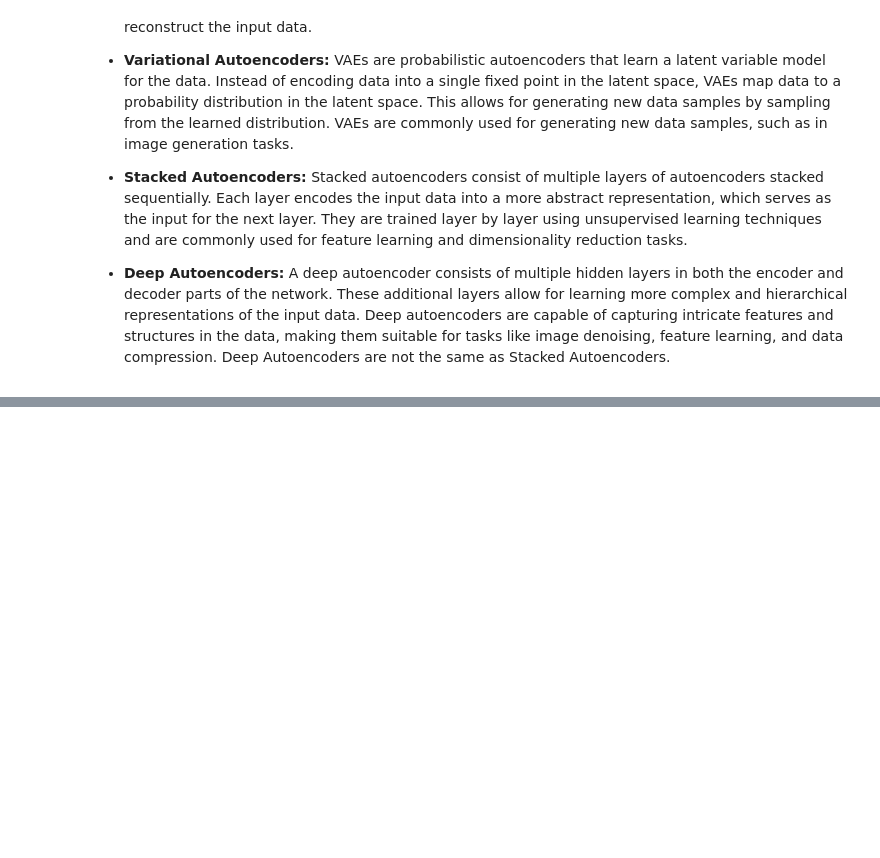
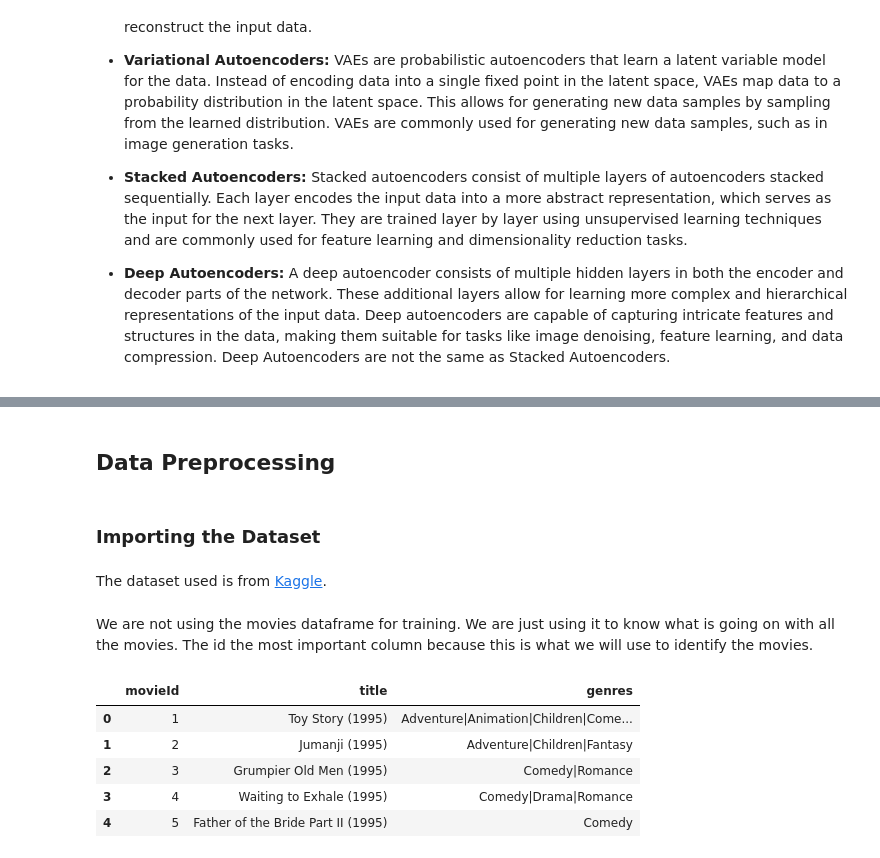
Before and after one commit to fancifulcrow/Neural-Networks-Examples, a Jupyter notebook: auto_encoders.ipynb, the cells around one changed output, grey strips where cells are left out. Cells and saved outputs as stored; diff of their text form; code cells hidden in the pictures; blank space fills up the shorter version.

```diff
--- a/auto_encoders.ipynb
+++ b/auto_encoders.ipynb
@@ -26,0 +42,19 @@ Instead of encoding data into a single fixed point in the latent space, VAEs map
+# %% [markdown]
+## Data Preprocessing
+# %% [markdown]
+### Importing the Dataset
+# %% [markdown]
+The dataset used is from [Kaggle](https://www.kaggle.com/datasets/akkefa/movielens-9000-movies-dataset).
+# %% [markdown]
+We are not using the movies dataframe for training. We are just using it to know what is going on with all the movies. The id the most important column because this is what we will use to identify the movies.
+# %%
+movies = pd.read_csv("./data/movies.csv")
+
+movies.head()
+# %% [output]
+|  | movieId | title | genres |
+| 0 | 1 | Toy Story (1995) | Adventure|Animation|Children|Come... |
+| 1 | 2 | Jumanji (1995) | Adventure|Children|Fantasy |
+| 2 | 3 | Grumpier Old Men (1995) | Comedy|Romance |
+| 3 | 4 | Waiting to Exhale (1995) | Comedy|Drama|Romance |
+| 4 | 5 | Father of the Bride Part II (1995) | Comedy |
```
Also changed, not shown: parts of 38 cells of this notebook.
